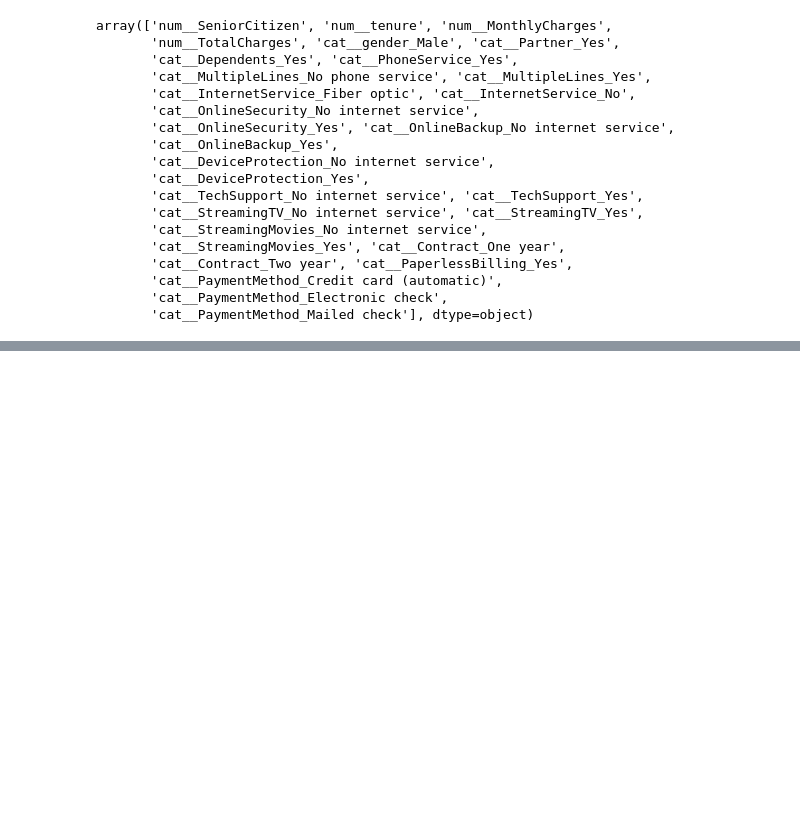
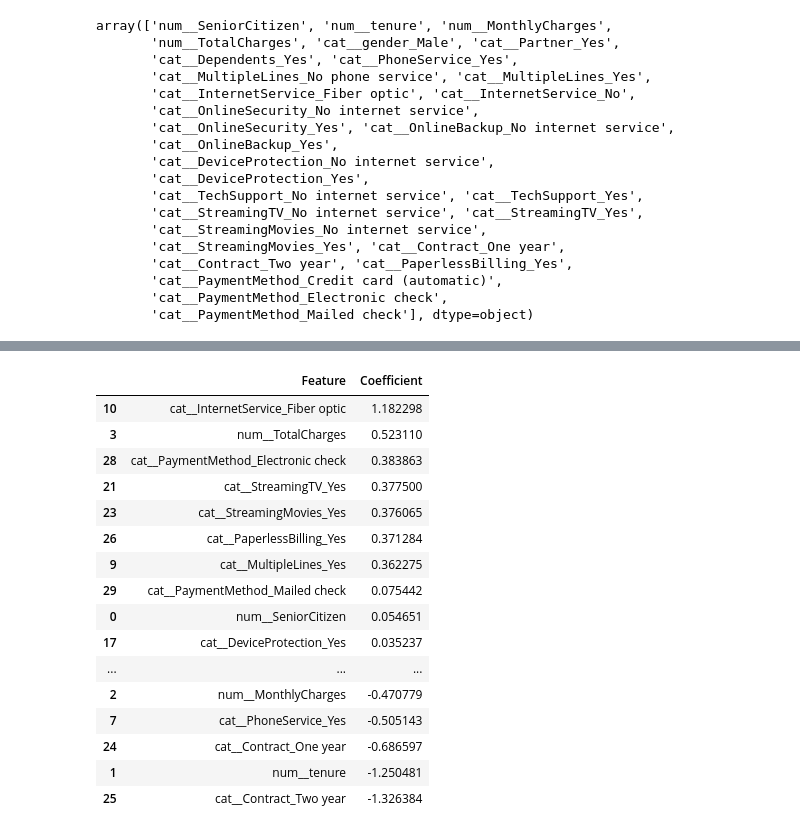
Before and after one commit to Meet946/Customer-Churn-Prediction, a Jupyter notebook: notebooks/03_preprocessing_and_modeling.ipynb, the cells around one changed output, grey strips where cells are left out. Cells and saved outputs as stored; diff of their text form; code cells hidden in the pictures; blank space fills up the shorter version.

```diff
--- a/notebooks/03_preprocessing_and_modeling.ipynb
+++ b/notebooks/03_preprocessing_and_modeling.ipynb
@@ -170,7 +170,6 @@ from sklearn.metrics import (
 )
 # %%
 lr = LogisticRegression(
-    max_iter=1000,
     random_state=42
 )
 # %%
@@ -203,0 +351,25 @@ weighted avg       0.80      0.81      0.80      1409
+# %%
+importance_df = importance_df.sort_values(
+    by="Coefficient",
+    ascending=False
+)
+
+importance_df
+# %% [output]
+|  | Feature | Coefficient |
+| 10 | cat__InternetService_Fiber optic | 1.182298 |
+| 3 | num__TotalCharges | 0.523110 |
+| 28 | cat__PaymentMethod_Electronic check | 0.383863 |
+| 21 | cat__StreamingTV_Yes | 0.377500 |
+| 23 | cat__StreamingMovies_Yes | 0.376065 |
+| 26 | cat__PaperlessBilling_Yes | 0.371284 |
+| 9 | cat__MultipleLines_Yes | 0.362275 |
+| 29 | cat__PaymentMethod_Mailed check | 0.075442 |
+| 0 | num__SeniorCitizen | 0.054651 |
+| 17 | cat__DeviceProtection_Yes | 0.035237 |
+| ... | ... | ... |
+| 2 | num__MonthlyCharges | -0.470779 |
+| 7 | cat__PhoneService_Yes | -0.505143 |
+| 24 | cat__Contract_One year | -0.686597 |
+| 1 | num__tenure | -1.250481 |
+| 25 | cat__Contract_Two year | -1.326384 |
```
Also changed, not shown: parts of 42 cells of this notebook, 13 other files.
